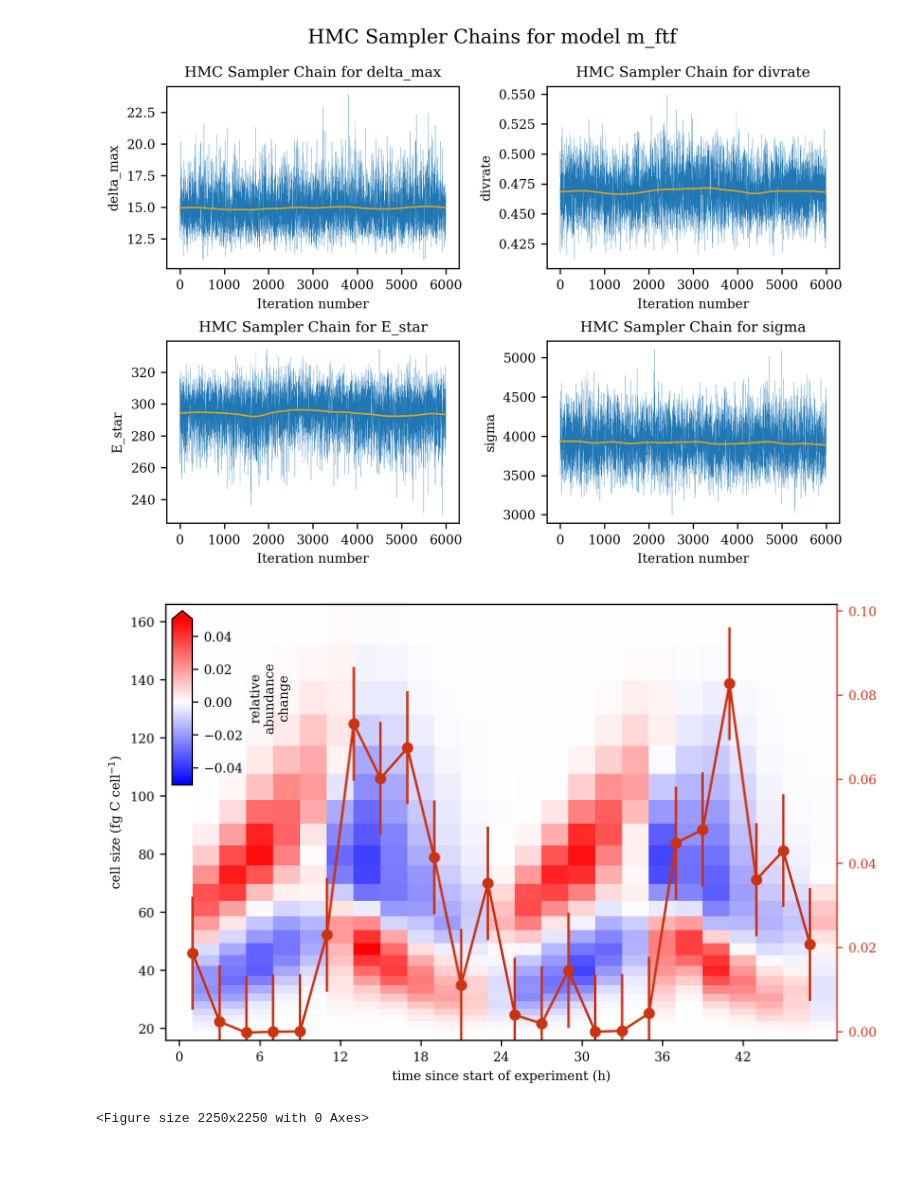
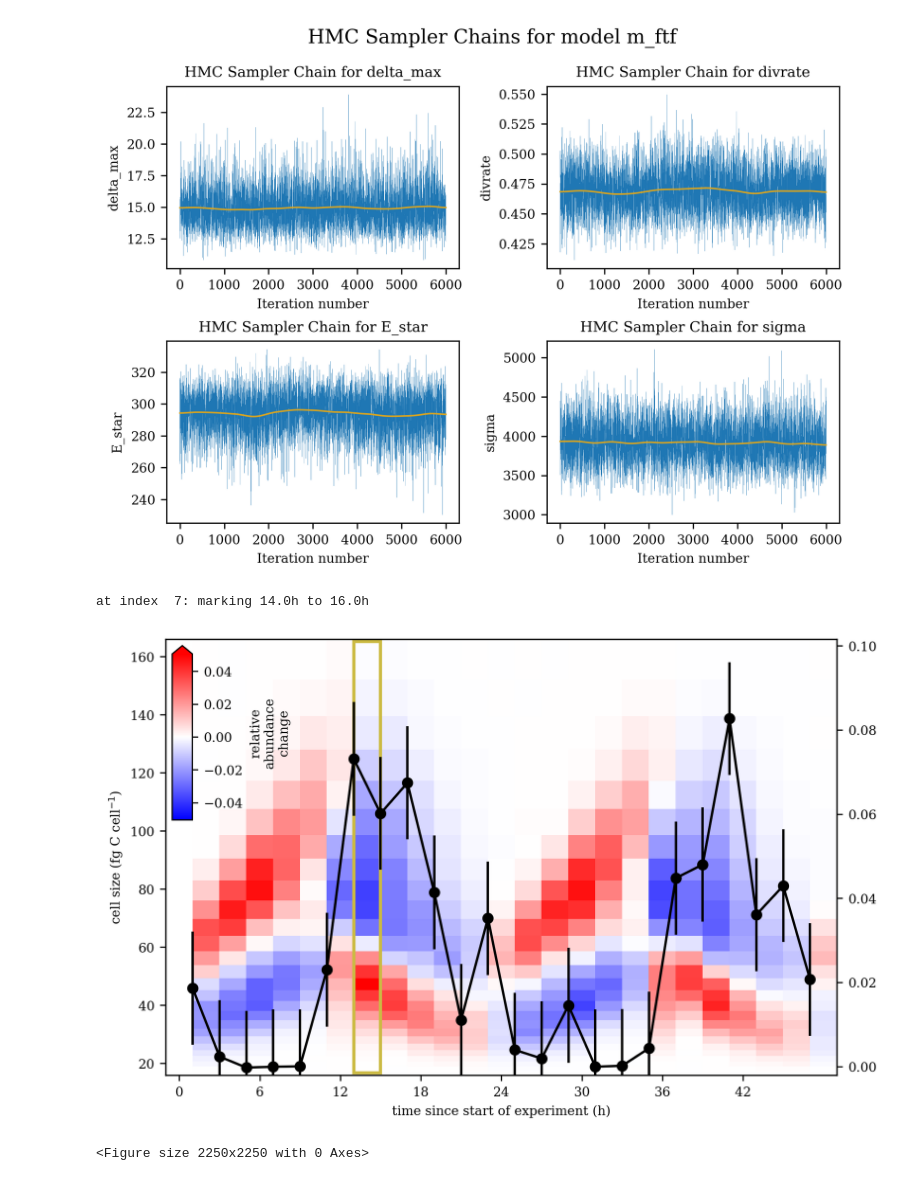
Before and after one commit to CBIOMES/bayesian-matrix-population-model, a Jupyter notebook: notebooks/figures_si.ipynb, the cells around one changed output. Cells and saved outputs as stored; diff of their text form; code cells hidden in the pictures.

Commit message:
Figure tweaks.

```diff
--- a/notebooks/figures_si.ipynb
+++ b/notebooks/figures_si.ipynb
@@ -1080,7 +1080,7 @@ for mod in models:
 [figure]
 # %%
 # these determine what gets marked
-indices=(7, 17)
+indices=(7,)
 
 size_bound_edges = v_min * 2**(np.arange(data_gridded['m'] + 1) * delta_v)
 t = data_gridded['time']/60
@@ -1101,13 +1101,13 @@ prop_labels = {
 
 prop_colors = {
     'growth':'#0077bb',
-    'division':'goldenrod',
+    'division':'black',
     'respiration':'#009988',
     'abundance':'black',
     'light':'#ee7733',
 }
 
-colors = ['#4477aa', '#ccbb44']
+colors = ('#ccbb44',)
 
 size_bound_centers  = 0.5 * (size_bound_edges[1:] + size_bound_edges[:-1])
 
@@ -1145,34 +1145,45 @@ norm = mpl.colors.Normalize(vmax=max_val, vmin=-max_val)
 pc = ax.pcolormesh(t_edges[1:], size_bound_edges, tmp, norm=norm,
                    rasterized=True, cmap='bwr')
 
 add_colorbar(ax, norm=pc.norm, cmap=pc.cmap, label=label, labelcolor='black', extend='max')
 
 ax.set(xlabel='time since start of experiment ({})'.format(units),
        ylabel=prop_labels['size'])
 
 ax_div = ax.twinx()
 prop = 'division'
 ax_div.errorbar(ground_truth['division_time'], ground_truth['division'],
                 yerr=ground_truth['division_sd'], color=prop_colors[prop],
                 marker='o', label='division')
 
 ax.set_xticks(np.arange(0,48,6))
 dt = t[1] - t[0]
 ax.set_xlim((t[0] - 0.5 * dt, t[-1] + 0.5 * dt))
 
 ax_div.tick_params(axis='y', colors=prop_colors[prop])
 ax_div.spines['right'].set_color(prop_colors[prop])
 ax_div.set_ylim(bottom=-0.002) # to allow markers to appear fully
 for ytl in ax_div.get_yticklabels():
     ytl.set_color(prop_colors[prop])
 
+# set markers
+for index, color in zip(indices, colors):
+    print('at index {0:2d}: marking {2}{1} to {3}{1}'.format(index, units,
+                                                             t[index],
+                                                             t[index+1]))
+    rect = mpl.patches.Rectangle((t[index]-1,0.005), width=t[1]-t[0],
+                                 height=1-2*0.005, lw=2,fc='none', ec=color,
+                                 transform=ax.get_xaxis_transform())
+    ax.add_artist(rect)
+
 plt.show()
 plt.close()
 
 if save_plots:
     plt.savefig('../figures/size_change.pdf', bbox_inches='tight', dpi=300)
 # %% [output]
+at index  7: marking 14.0h to 16.0h
-[figure, old version]
+[figure, new version]
-<Figure size 2250x2250 with 0 Axes>
+<Figure size 2250x2250 with 0 Axes>
 # %%
 plt.close('all')
```
Also changed, not shown: 6 other files.
